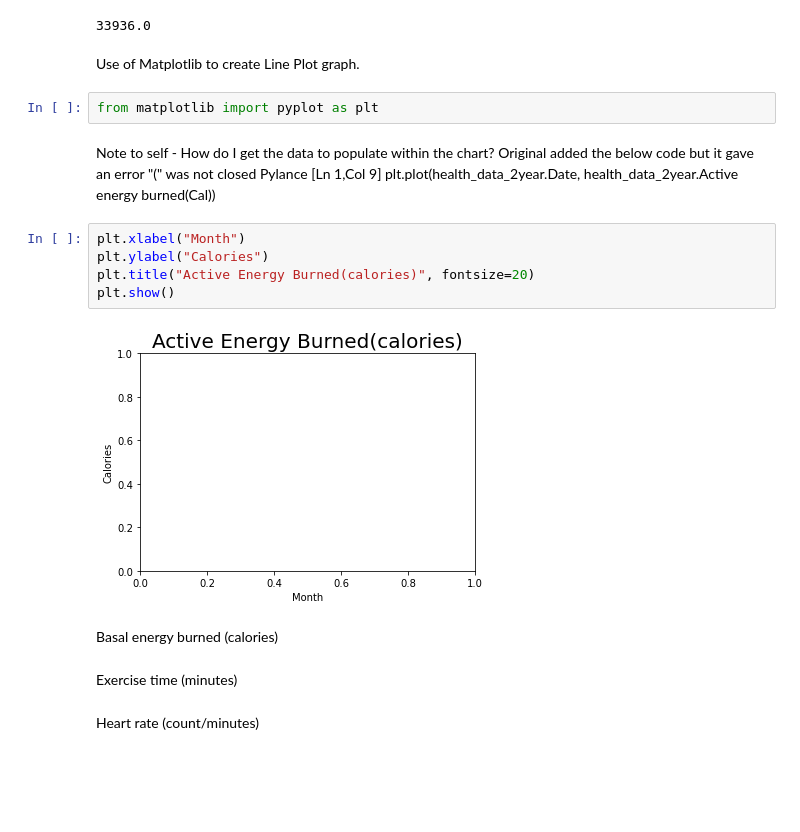
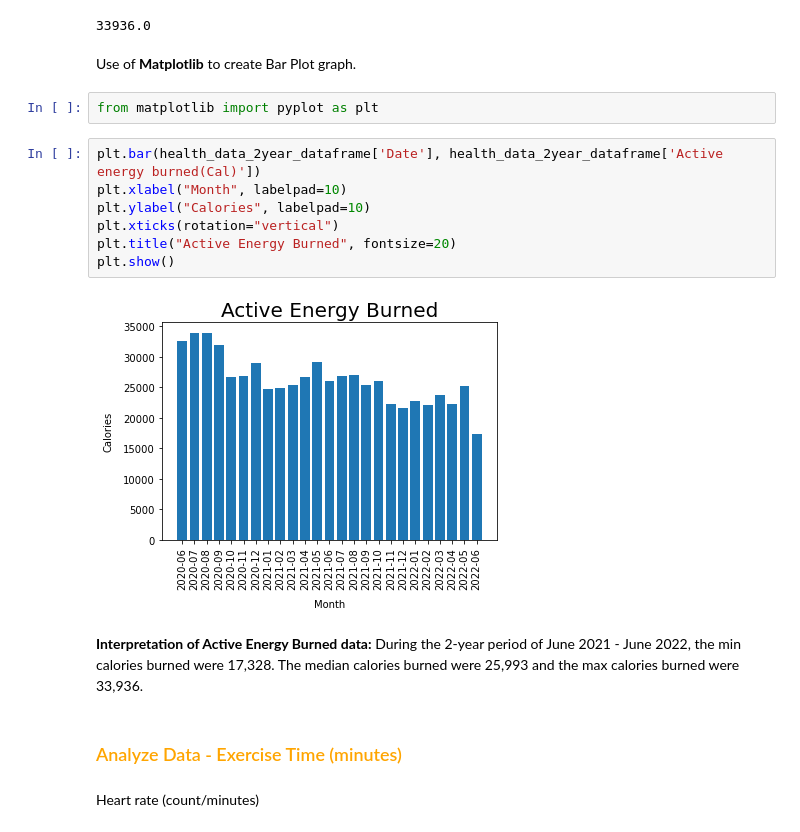
Before and after one commit to KimBug29/AppleDataKW, a Jupyter notebook: HealthData.ipynb, the cells around one changed output. Cells and saved outputs as stored; diff of their text form; blank space fills up the shorter version.

Commit message:
Completed the data for Active Energy Burned

```diff
--- a/HealthData.ipynb
+++ b/HealthData.ipynb
@@ -91,25 +91,23 @@ print(max_active_eng_burned)
 # %% [output]
 33936.0
 # %% [markdown]
-Use of Matplotlib to create Line Plot graph.
+Use of <b>Matplotlib</b> to create Bar Plot graph.
 # %%
 from matplotlib import pyplot as plt
-# %% [markdown]
-Note to self - How do I get the data to populate within the chart?
-Original added the below code but it gave an error "(" was not closed Pylance [Ln 1,Col 9]
-plt.plot(health_data_2year.Date,
-    health_data_2year.Active energy burned(Cal))
 # %%
-plt.xlabel("Month")
-plt.ylabel("Calories")
-plt.title("Active Energy Burned(calories)", fontsize=20)
+plt.bar(health_data_2year_dataframe['Date'], health_data_2year_dataframe['Active energy burned(Cal)'])
+plt.xlabel("Month", labelpad=10)
+plt.ylabel("Calories", labelpad=10)
+plt.xticks(rotation="vertical")
+plt.title("Active Energy Burned", fontsize=20)
 plt.show()
 # %% [output]
-[figure, old version]
+[figure, new version]
-# %% [markdown]
-Basal energy burned (calories)
-# %% [markdown]
-Exercise time (minutes)
+# %% [markdown]
+<b>Interpretation of Active Energy Burned data:</b>
+During the 2-year period of June 2021 - June 2022, the min calories burned were 17,328. The median calories burned were 25,993 and the max calories burned were 33,936.
+# %% [markdown]
+<h3 style="font-size:3rm;color:orange;">Analyze Data - Exercise Time (minutes)</h3>
 # %% [markdown]
 Heart rate (count/minutes)
 # %% [markdown]
```
